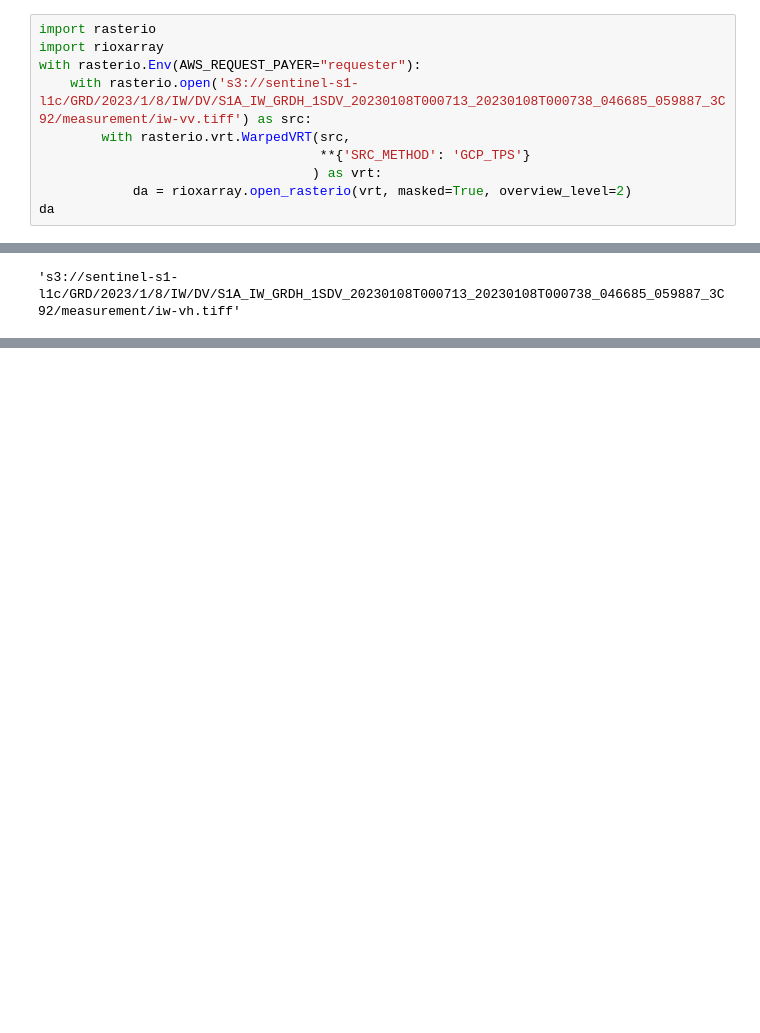
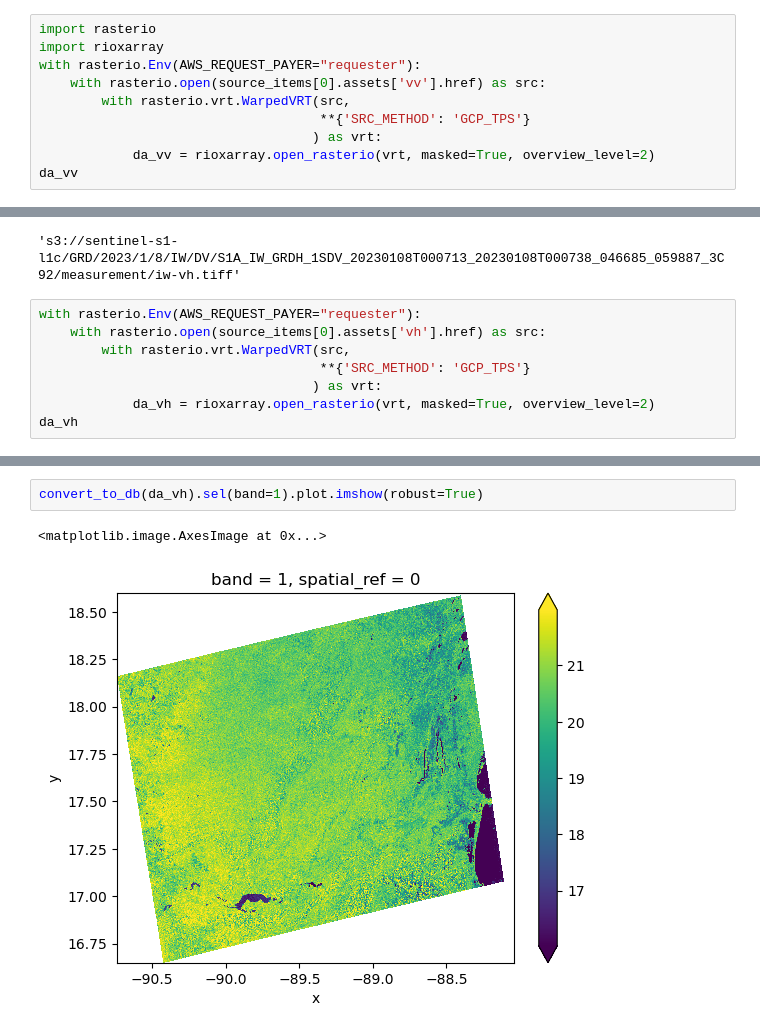
Before and after one commit to developmentseed/amazon-asdi, a Jupyter notebook: examples/sentinel-1/sentinel-1-stac-example.ipynb, the cells around one changed output, grey strips where cells are left out. Saved outputs shown, nothing was run; the diff lists cells and outputs as text; blank space fills up the shorter version.

Commit message:
show vh band, note on resources for understanding polarization applications

```diff
--- a/examples/sentinel-1/sentinel-1-stac-example.ipynb
+++ b/examples/sentinel-1/sentinel-1-stac-example.ipynb
@@ -83,12 +83,12 @@ In addition to additional steps for handling large data volumes, we also need to
 import rasterio
 import rioxarray
 with rasterio.Env(AWS_REQUEST_PAYER="requester"):
-    with rasterio.open('s3://sentinel-s1-l1c/GRD/2023/1/8/IW/DV/S1A_IW_GRDH_1SDV_20230108T000713_20230108T000738_046685_059887_3C92/measurement/iw-vv.tiff') as src:
+    with rasterio.open(source_items[0].assets['vv'].href) as src:
         with rasterio.vrt.WarpedVRT(src,
                                     **{'SRC_METHOD': 'GCP_TPS'}
                                    ) as vrt:
-            da = rioxarray.open_rasterio(vrt, masked=True, overview_level=2)
-da
+            da_vv = rioxarray.open_rasterio(vrt, masked=True, overview_level=2)
+da_vv
 # %% [output]
 <xarray.DataArray (band: 1, y: 2627, x: 3635)>
 [9549145 values with dtype=float32]
@@ -125,3 +127,11 @@ The VV band alone clearly shows the presence of water. Challilo lake and portion
 source_items[0].assets['vh'].href
 # %% [output]
 's3://sentinel-s1-l1c/GRD/2023/1/8/IW/DV/S1A_IW_GRDH_1SDV_20230108T000713_20230108T000738_046685_059887_3C92/measurement/iw-vh.tiff'
+# %%
+with rasterio.Env(AWS_REQUEST_PAYER="requester"):
+    with rasterio.open(source_items[0].assets['vh'].href) as src:
+        with rasterio.vrt.WarpedVRT(src,
+                                    **{'SRC_METHOD': 'GCP_TPS'}
+                                   ) as vrt:
+            da_vh = rioxarray.open_rasterio(vrt, masked=True, overview_level=2)
+da_vh
@@ -127,0 +151,5 @@ source_items[0].assets['vh'].href
+# %%
+convert_to_db(da_vh).sel(band=1).plot.imshow(robust=True)
+# %% [output]
+<matplotlib.image.AxesImage at 0x...>
+[figure, added]
```
Also changed, not shown: parts of 6 cells of this notebook.
